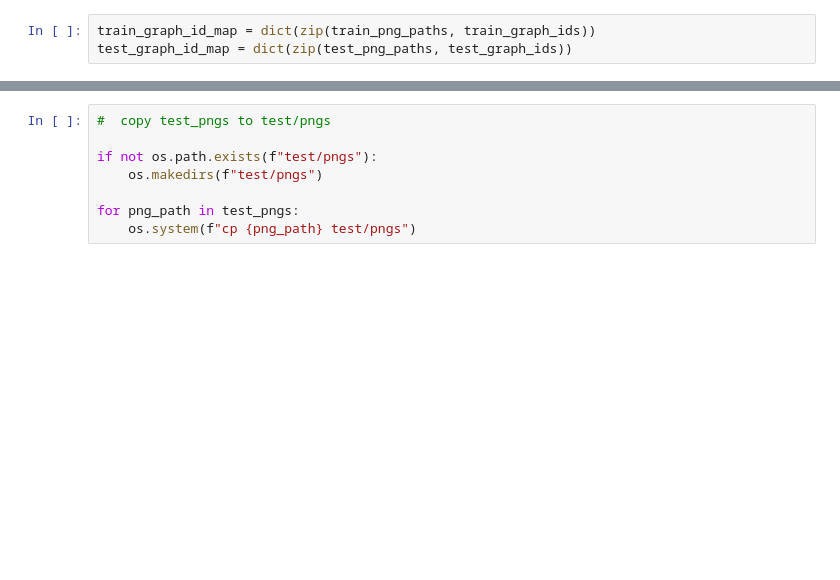
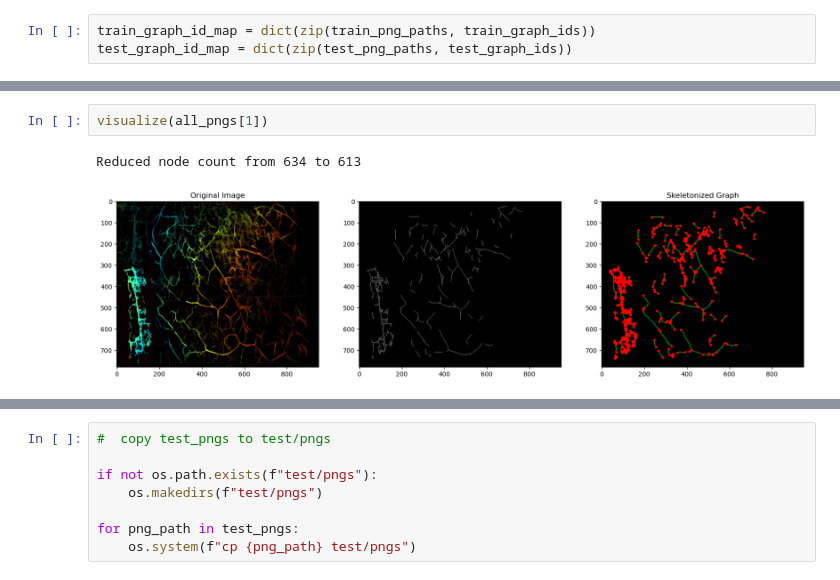
Before and after one commit to braininahat/HGP-SL, a Jupyter notebook: preprocess_graph.ipynb, the cells around one changed output, grey strips where cells are left out. Drawn from its saved outputs; the diff is of its cells as text; blank space fills up the shorter version.

```diff
--- a/preprocess_graph.ipynb
+++ b/preprocess_graph.ipynb
@@ -158,0 +259,5 @@ visualize(all_pngs[0])
+# %%
+visualize(all_pngs[1])
+# %% [output]
+Reduced node count from 634 to 613
+[figure, added]
```
Also changed, not shown: parts of 21 cells of this notebook, 4 other files.
